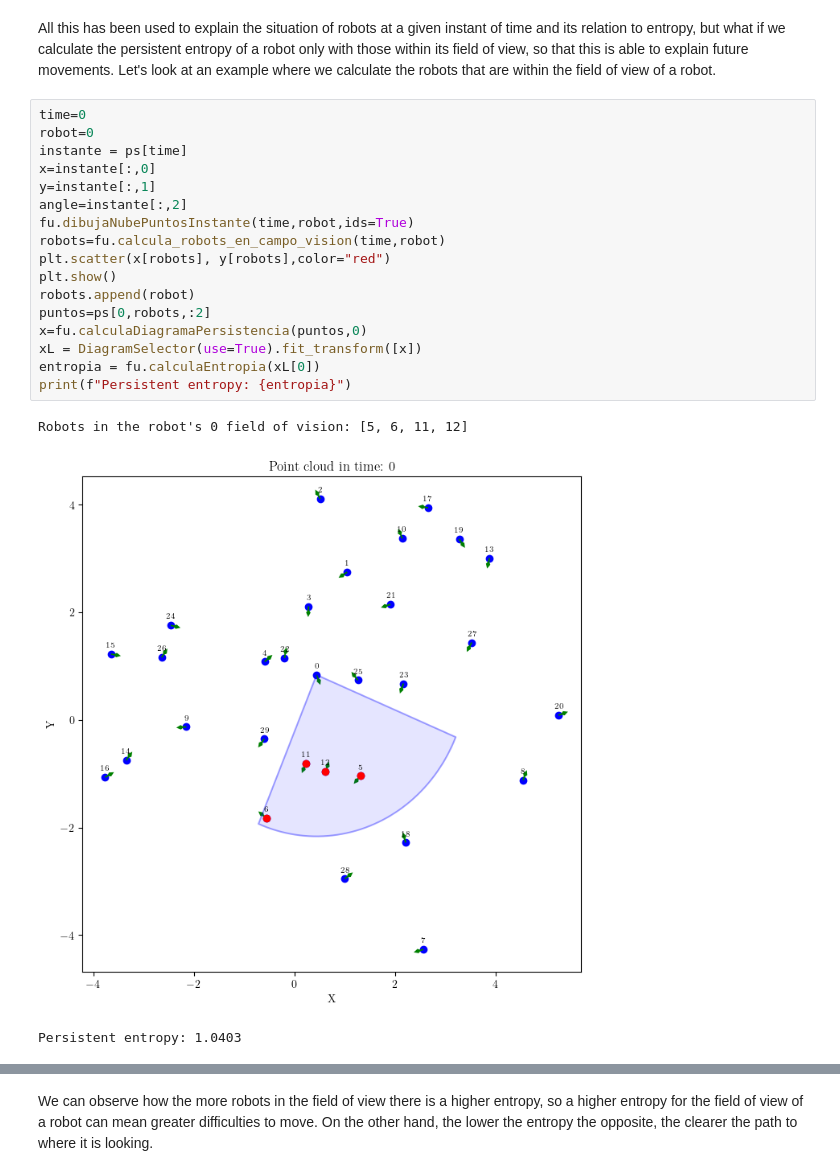
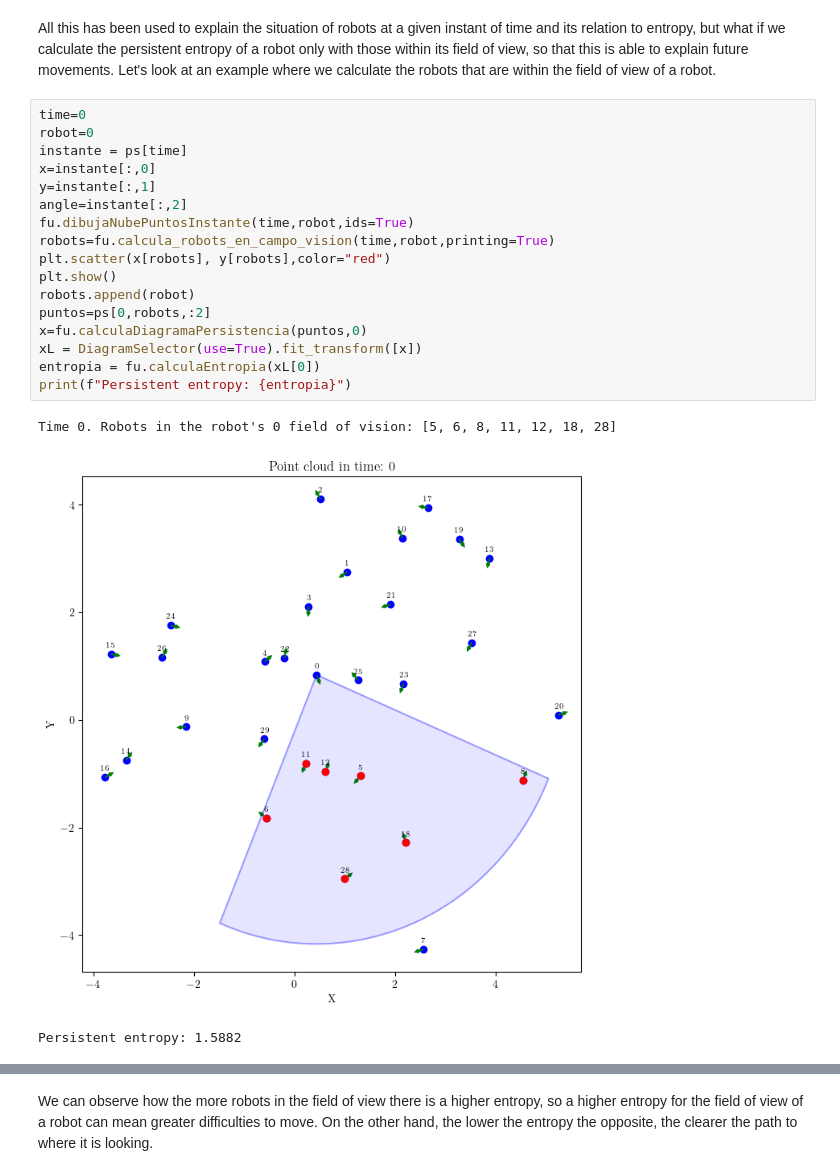
Before and after one commit to victosdur77/Task6.3.2, a Jupyter notebook: PersistentEntropy.ipynb, the cells around one changed output, grey strips where cells are left out. Cells and saved outputs as stored; diff of their text form.

```diff
--- a/PersistentEntropy.ipynb
+++ b/PersistentEntropy.ipynb
@@ -252,24 +256,24 @@ All this has been used to explain the situation of robots at a given instant of
 # %%
 time=0
 robot=0
 instante = ps[time]
 x=instante[:,0]
 y=instante[:,1]
 angle=instante[:,2]
 fu.dibujaNubePuntosInstante(time,robot,ids=True)
-robots=fu.calcula_robots_en_campo_vision(time,robot)
+robots=fu.calcula_robots_en_campo_vision(time,robot,printing=True)
 plt.scatter(x[robots], y[robots],color="red")
 plt.show()
 robots.append(robot)
 puntos=ps[0,robots,:2]
 x=fu.calculaDiagramaPersistencia(puntos,0)
 xL = DiagramSelector(use=True).fit_transform([x])
 entropia = fu.calculaEntropia(xL[0])
 print(f"Persistent entropy: {entropia}")
 # %% [output]
-Robots in the robot's 0 field of vision: [5, 6, 11, 12]
+Time 0. Robots in the robot's 0 field of vision: [5, 6, 8, 11, 12, 18, 28]
-[figure, old version]
+[figure, new version]
-Persistent entropy: 1.0403
+Persistent entropy: 1.5882
 # %%
 time=0
 robot=8
```
Also changed, not shown: parts of 7 cells of this notebook, 2 other files.
